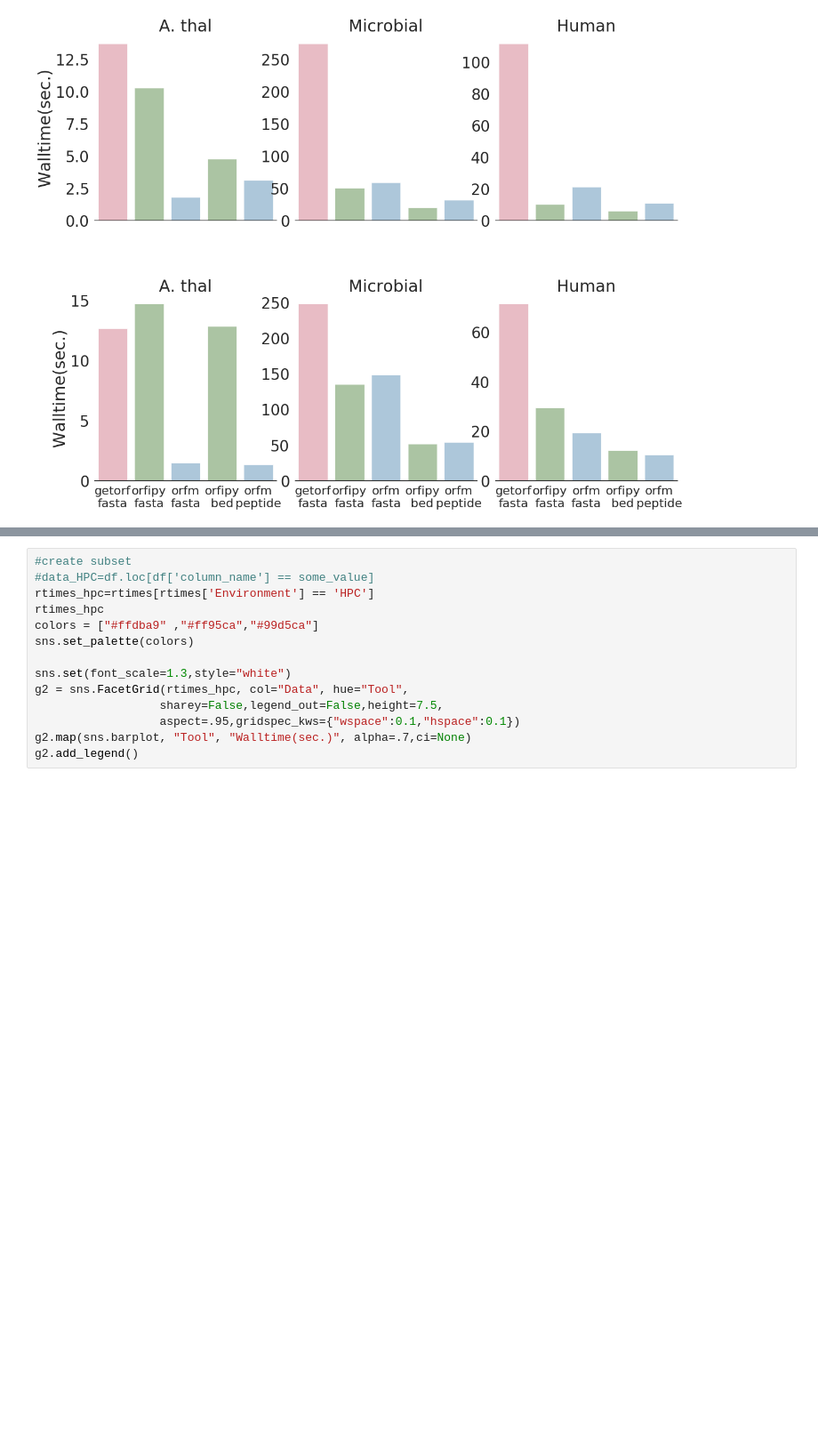
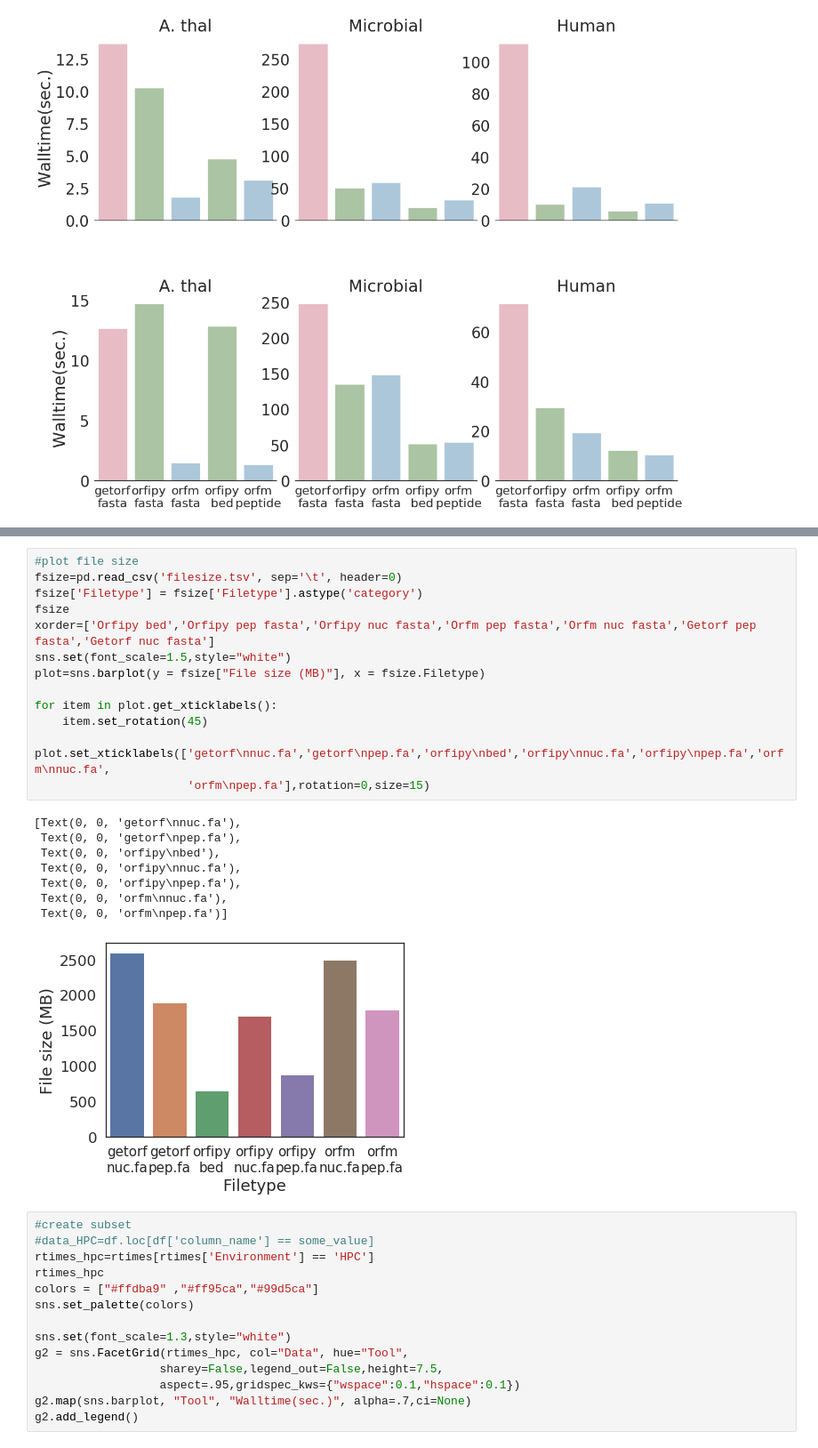
Before and after one commit to urmi-21/orfipy, a Jupyter notebook: scripts/makeplot.ipynb, the cells around one changed output, grey strips where cells are left out. Shown: that part at 89% size. Saved outputs shown, nothing was run; the diff lists cells and outputs as text; blank space fills up the shorter version.

```diff
--- a/scripts/makeplot.ipynb
+++ b/scripts/makeplot.ipynb
@@ -90,3 +153,26 @@ Text(0.5, 0, '')
+# %%
+#plot file size
+fsize=pd.read_csv('filesize.tsv', sep='\t', header=0)
+fsize['Filetype'] = fsize['Filetype'].astype('category')
+fsize
+xorder=['Orfipy bed','Orfipy pep fasta','Orfipy nuc fasta','Orfm pep fasta','Orfm nuc fasta','Getorf pep fasta','Getorf nuc fasta']
+sns.set(font_scale=1.5,style="white")
+plot=sns.barplot(y = fsize["File size (MB)"], x = fsize.Filetype)
+
+for item in plot.get_xticklabels():
+    item.set_rotation(45)
+
+plot.set_xticklabels(['getorf\nnuc.fa','getorf\npep.fa','orfipy\nbed','orfipy\nnuc.fa','orfipy\npep.fa','orfm\nnuc.fa',
+                      'orfm\npep.fa'],rotation=0,size=15)
+# %% [output]
+[Text(0, 0, 'getorf\nnuc.fa'),
+ Text(0, 0, 'getorf\npep.fa'),
+ Text(0, 0, 'orfipy\nbed'),
+ Text(0, 0, 'orfipy\nnuc.fa'),
+ Text(0, 0, 'orfipy\npep.fa'),
+ Text(0, 0, 'orfm\nnuc.fa'),
+ Text(0, 0, 'orfm\npep.fa')]
+[figure, added]
 # %%
 #create subset
 #data_HPC=df.loc[df['column_name'] == some_value]
```
Also changed, not shown: parts of 3 cells of this notebook, 9 other files.
